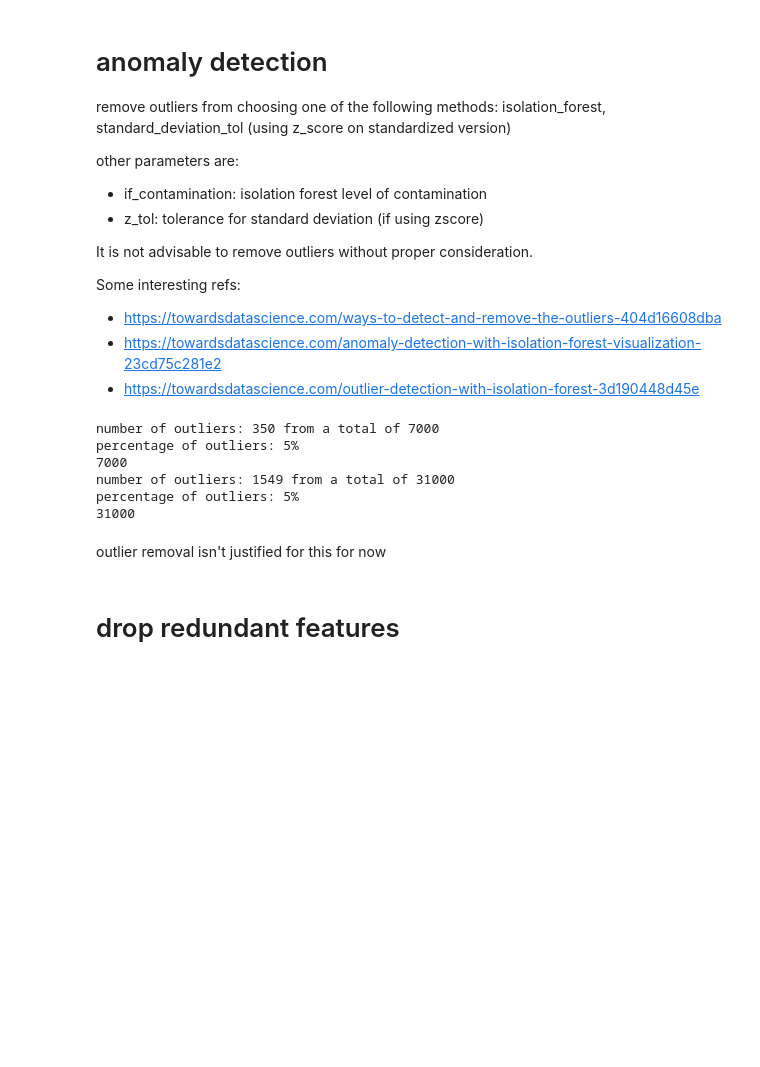
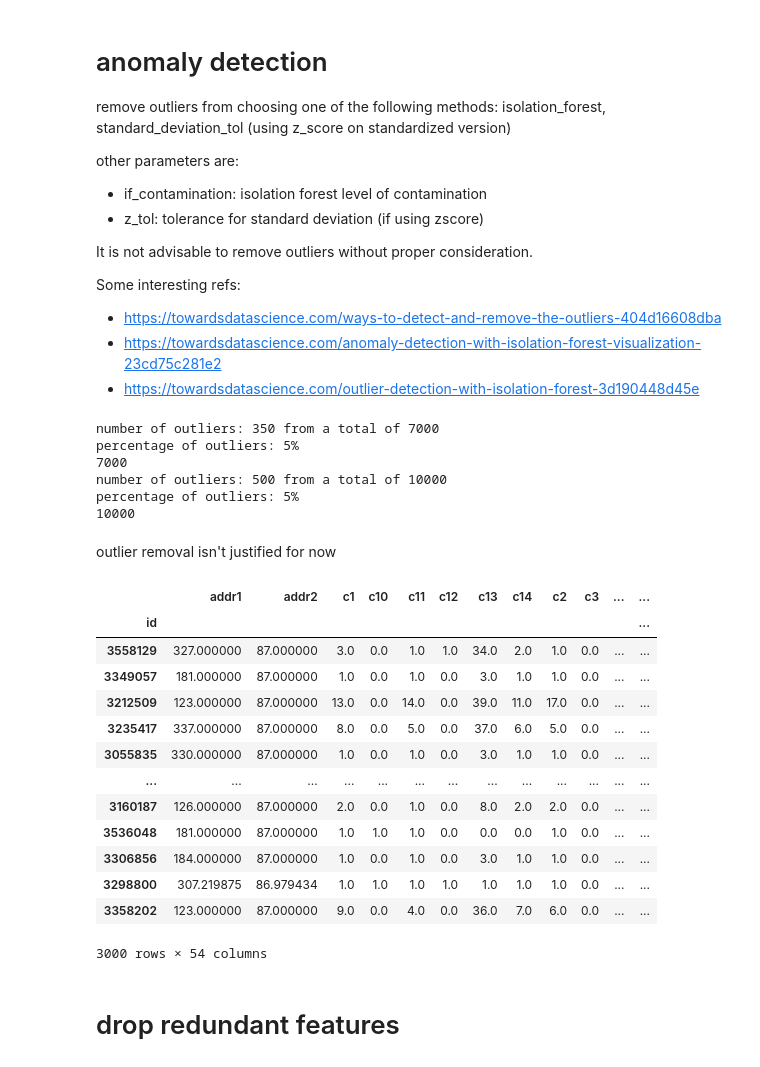
Before and after one commit to Marcelobbr/fraud_detection, a Jupyter notebook: notebooks/03_eda_cleansing.ipynb, the cells around one changed output. Cells and saved outputs as stored; diff of their text form; code cells hidden in the pictures; blank space fills up the shorter version.

```diff
--- a/notebooks/03_eda_cleansing.ipynb
+++ b/notebooks/03_eda_cleansing.ipynb
@@ -257,7 +261,6 @@ number of missing: 7000
 ### get types of columns
 # %%
 numerical_cols, other_cols = get_numerical_mask(data)
-other_cols = []
 # %% [markdown]
 ### imputation of missing values
 For continuous values, I would prefer knn over median, but it depends on normalized dataset. Nevertheless, we don't have missing on continuous datasets, even though we could encode categorical data. But the encoding step wasn't organized to precede this notebook, so I will stick to 'mode', which imputes the most frequent value.
@@ -284,8 +318,8 @@ if data[numerical_cols].isnull().values.any():
     data[numerical_cols] = apply_imputation(data[numerical_cols], method = 'knn', k = 30)
 
 # imputation over categorical variables
-if data[other_cols].isnull().values.any():
-    data[other_cols] = apply_imputation(data[other_cols], method = 'mode', k = 30)
+# if data[other_cols].isnull().values.any():
+data[other_cols] = apply_imputation(data[other_cols], method = 'mode', k = 30)
 
 # manual imputation on lag and forecast variables
 # manual_cols = ['lag_1', 'lag_2', 'lag_3']
@@ -330,22 +364,39 @@ data_test['if_anomaly'], _ = get_outliers(data_test[numerical_cols], y_train, nu
                                                   method = 'isolation_forest', if_contamination = 0.05)
 
 # removes trainset again
-data_test = data_test[data_test.index >= test_start]
+data_test = data_test.iloc[len(data):,:]
 # %% [output]
 number of outliers: 350 from a total of 7000
 percentage of outliers: 5%
 7000
-number of outliers: 1549 from a total of 31000
+number of outliers: 500 from a total of 10000
 percentage of outliers: 5%
-31000
+10000
 # %% [markdown]
-outlier removal isn't justified for this for now
+outlier removal isn't justified for now
 # %%
 remove_outliers = False
 # %%
 if remove_outliers:
     data = data[data['if_anomaly'] == 1]
     y_train = y_train[y_train.index.isin(data.index.to_list())]
+# %%
+data_test
+# %% [output]
+|  | addr1 | addr2 | c1 | c10 | c11 | c12 | c13 | c14 | c2 | c3 | ... | ... |
+| id |  |  |  |  |  |  |  |  |  |  |  | ... |
+| 3558129 | 327.000000 | 87.000000 | 3.0 | 0.0 | 1.0 | 1.0 | 34.0 | 2.0 | 1.0 | 0.0 | ... | ... |
+| 3349057 | 181.000000 | 87.000000 | 1.0 | 0.0 | 1.0 | 0.0 | 3.0 | 1.0 | 1.0 | 0.0 | ... | ... |
+| 3212509 | 123.000000 | 87.000000 | 13.0 | 0.0 | 14.0 | 0.0 | 39.0 | 11.0 | 17.0 | 0.0 | ... | ... |
+| 3235417 | 337.000000 | 87.000000 | 8.0 | 0.0 | 5.0 | 0.0 | 37.0 | 6.0 | 5.0 | 0.0 | ... | ... |
+| 3055835 | 330.000000 | 87.000000 | 1.0 | 0.0 | 1.0 | 0.0 | 3.0 | 1.0 | 1.0 | 0.0 | ... | ... |
+| ... | ... | ... | ... | ... | ... | ... | ... | ... | ... | ... | ... | ... |
+| 3160187 | 126.000000 | 87.000000 | 2.0 | 0.0 | 1.0 | 0.0 | 8.0 | 2.0 | 2.0 | 0.0 | ... | ... |
+| 3536048 | 181.000000 | 87.000000 | 1.0 | 1.0 | 1.0 | 0.0 | 0.0 | 0.0 | 1.0 | 0.0 | ... | ... |
+| 3306856 | 184.000000 | 87.000000 | 1.0 | 0.0 | 1.0 | 0.0 | 3.0 | 1.0 | 1.0 | 0.0 | ... | ... |
+| 3298800 | 307.219875 | 86.979434 | 1.0 | 1.0 | 1.0 | 1.0 | 1.0 | 1.0 | 1.0 | 0.0 | ... | ... |
+| 3358202 | 123.000000 | 87.000000 | 9.0 | 0.0 | 4.0 | 0.0 | 36.0 | 7.0 | 6.0 | 0.0 | ... | ... |
+3000 rows × 54 columns
 # %% [markdown]
 # drop redundant features
 # %% [raw]
```
Also changed, not shown: parts of 5 cells of this notebook, 23 other files.
